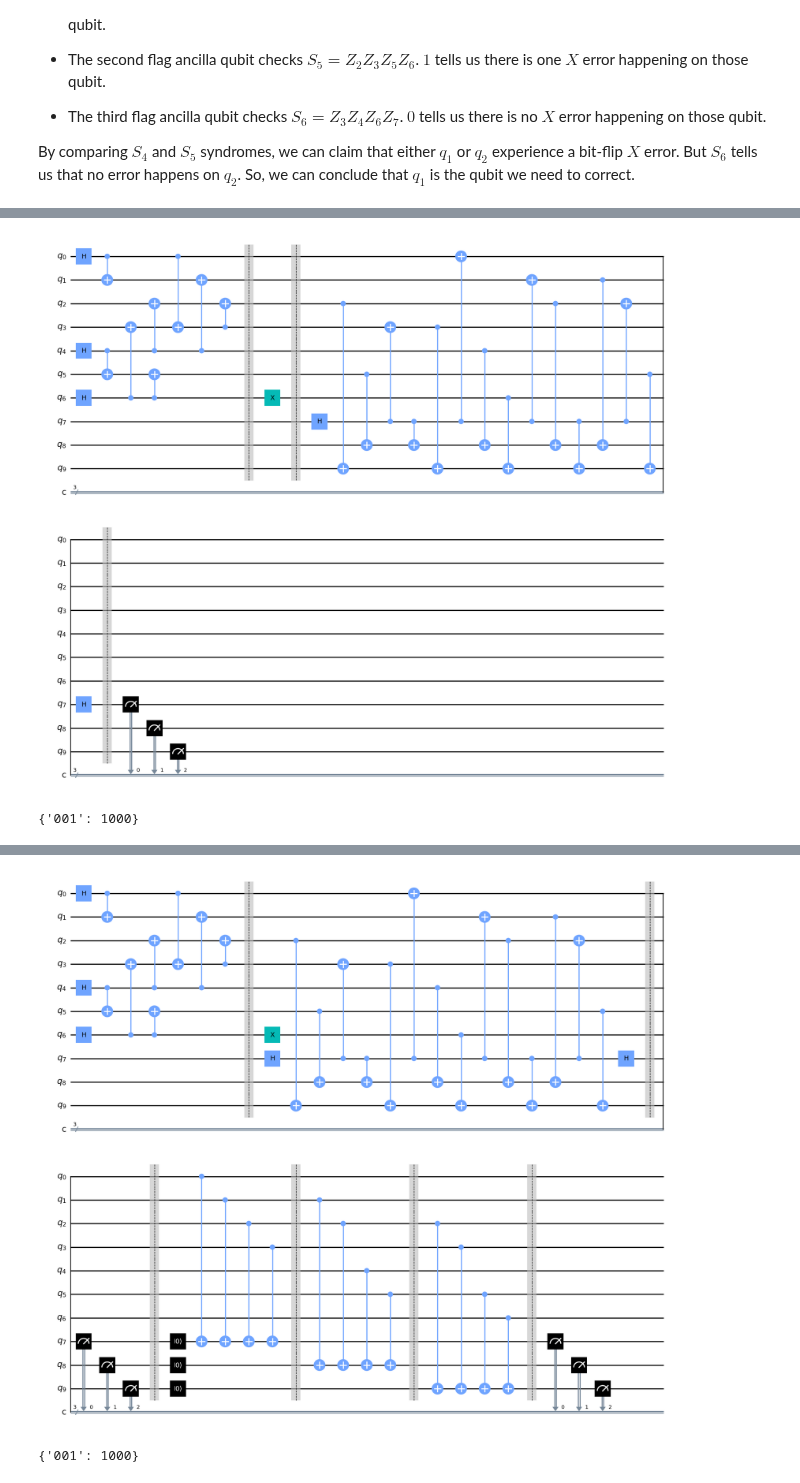
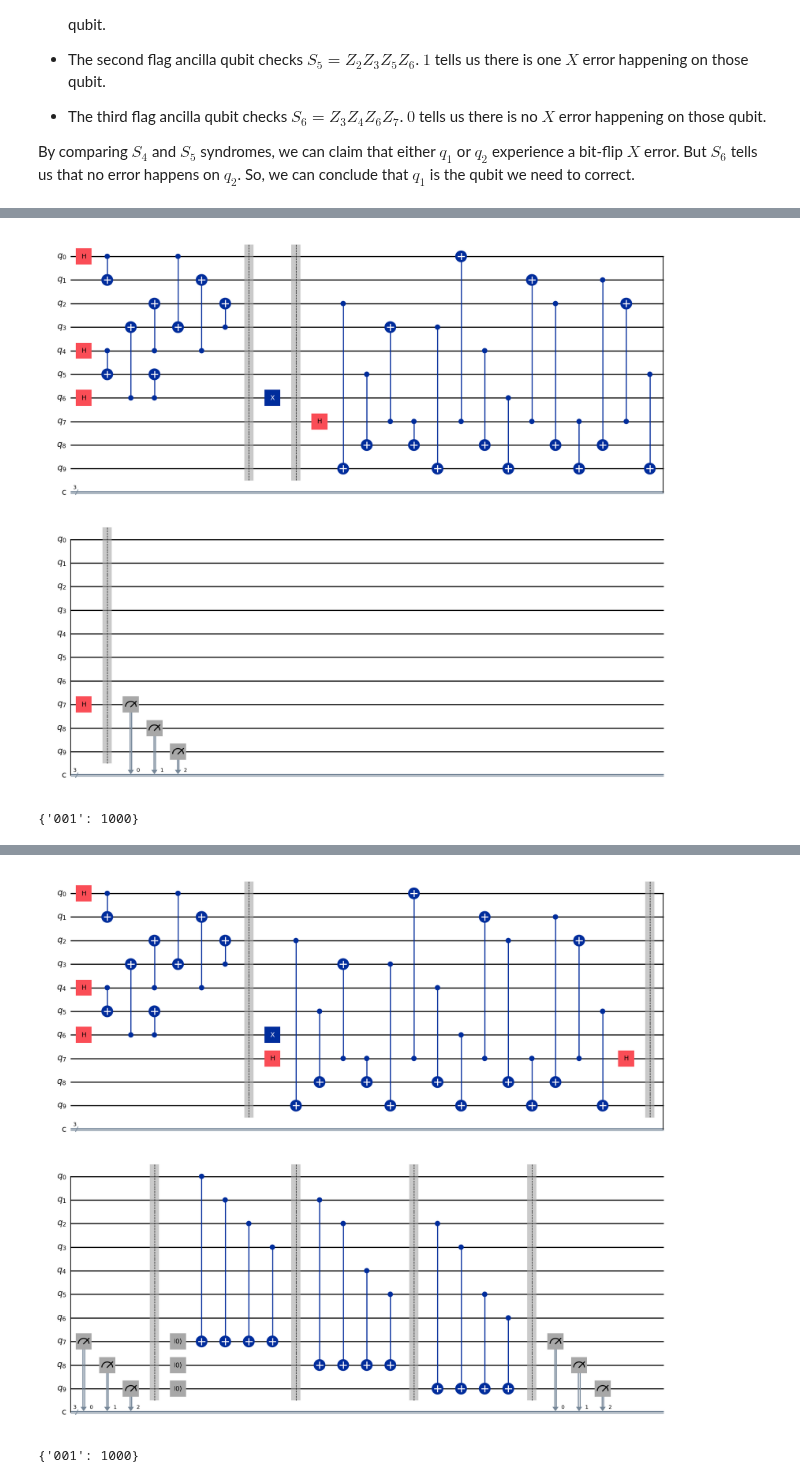
Before and after one commit to GT-Quantum-Computing-Association/LogicalQ, a Jupyter notebook: demos/SteaneCode-Syndrome.ipynb, the cells around one changed output, grey strips where cells are left out. Drawn from its saved outputs; the diff is of its cells as text; code cells hidden in the pictures.

```diff
--- a/demos/SteaneCode-Syndrome.ipynb
+++ b/demos/SteaneCode-Syndrome.ipynb
@@ -226,9 +225,9 @@ qreg = QuantumRegister(10, "q")
 creg = ClassicalRegister(3, "c")
 
 flagged_syndrome_xzz_circuit = construct_flagged_syndrome_xzz_circuit(qreg, creg)
-flagged_syndrome_xzz_circuit.draw('mpl')
+flagged_syndrome_xzz_circuit.draw('mpl', style='iqp')
 # %% [output]
-[figure, old version]
+[figure, new version]
 # %%
 # Run and get counts
 result = simulator.run(flagged_syndrome_xzz_circuit.reverse_bits(), shots=1000).result()
@@ -321,11 +320,11 @@ def construct_flagged_syndrome_xzz_circuit(qreg, creg):
 # %%
 qreg = QuantumRegister(10, "q")
 creg = ClassicalRegister(3, "c")
 
 flagged_syndrome_xzz_circuit = construct_flagged_syndrome_xzz_circuit(qreg, creg)
-flagged_syndrome_xzz_circuit.draw('mpl')
+flagged_syndrome_xzz_circuit.draw('mpl', style='iqp')
 # %% [output]
-[figure, old version]
+[figure, new version]
 # %%
 # Run and get counts
 result = simulator.run(flagged_syndrome_xzz_circuit.reverse_bits(), shots=1000).result()
```
Also changed, not shown: parts of 8 cells of this notebook, 1 other file.
